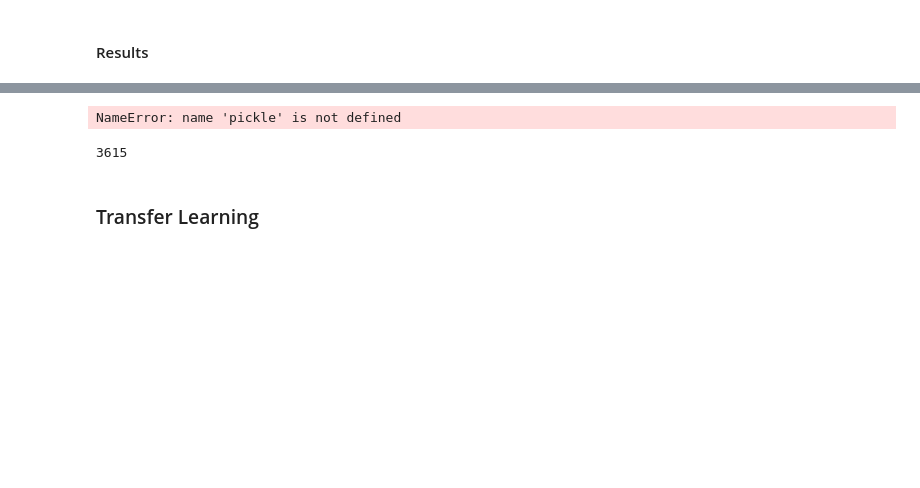
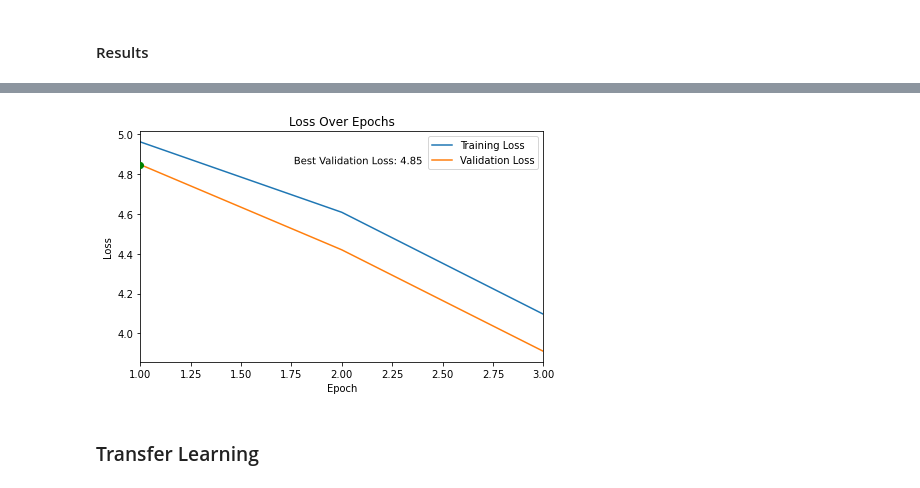
Before and after one commit to LinkWentz/whos-that-pokemon, a Jupyter notebook: pokemon_classification.ipynb, the cells around one changed output, grey strips where cells are left out. Cells and saved outputs as stored; diff of their text form; code cells hidden in the pictures; blank space fills up the shorter version.

```diff
--- a/pokemon_classification.ipynb
+++ b/pokemon_classification.ipynb
@@ -278,15 +292,12 @@ plot_training_history(scratch_model_history, 'categorical_accuracy',
-# %%
-with open('/trainHistoryDict', 'wb') as file_pi:
-    pickle.dump(history.history, file_pi)
-# %% [output]
-NameError: name 'pickle' is not defined
-# %%
-# Release memory.
-
-keras.backend.clear_session()
-gc.collect()
-# %% [output]
-3615
+# %%
+plot_training_history(
+    scratch_model_history.history['loss'],
+    scratch_model_history.history['val_loss'],
+    metric_name = 'Loss', higher_is_better = True,
+    best_label_offset = (1.4, 0.002),
+    save_name = 'scratch_model_loss.jpg')
+# %% [output]
+[figure, added]
 # %% [markdown]
 ### Transfer Learning
 # %%
```
Also changed, not shown: parts of 31 cells of this notebook.
